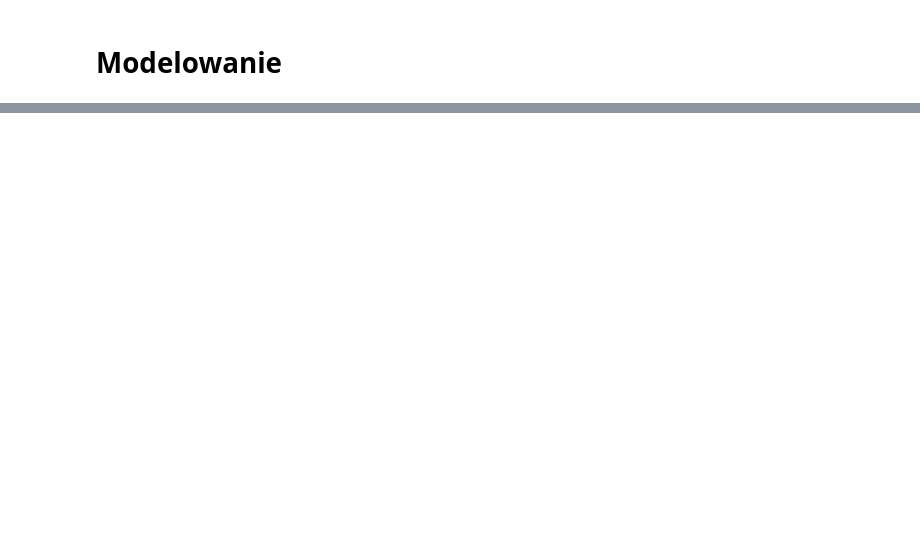
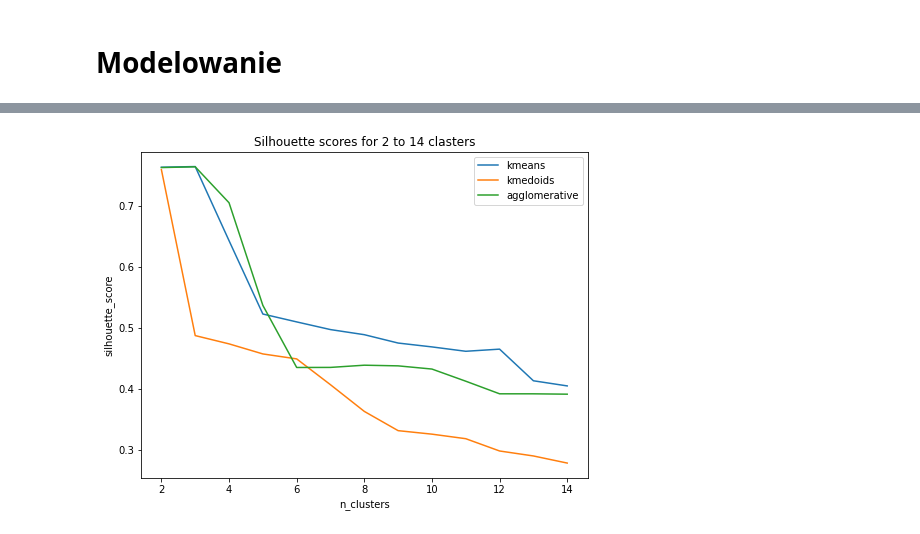
Before and after one commit to KraszewskiK/WUM_proj2, a Jupyter notebook: WstepneModelowanie.ipynb, the cells around one changed output, grey strips where cells are left out. Drawn from its saved outputs; the diff is of its cells as text; code cells hidden in the pictures; blank space fills up the shorter version.

```diff
--- a/WstepneModelowanie.ipynb
+++ b/WstepneModelowanie.ipynb
@@ -126,0 +174,6 @@ plt.show()
+# %%
+pca = PCA(n_components=300)
+X = pca.fit_transform(X)
+test_models(X)
+# %% [output]
+[figure, added]
```
Also changed, not shown: parts of 12 cells of this notebook.
